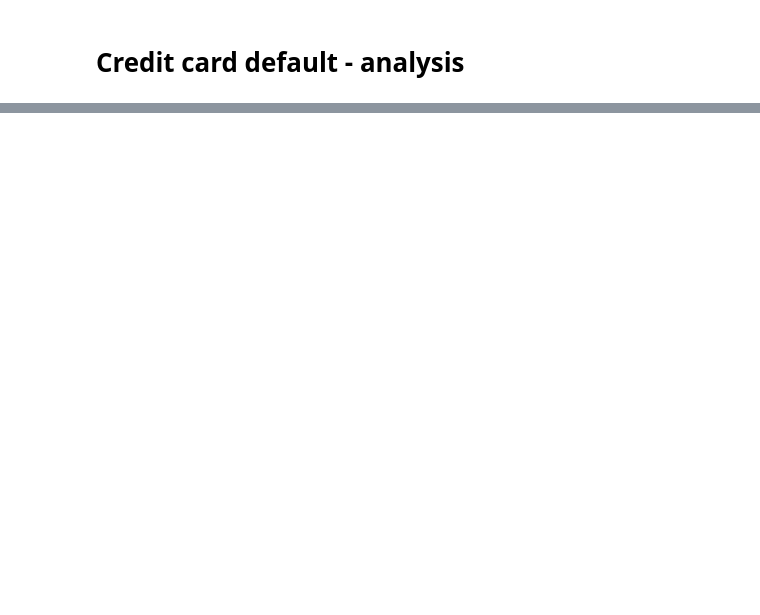
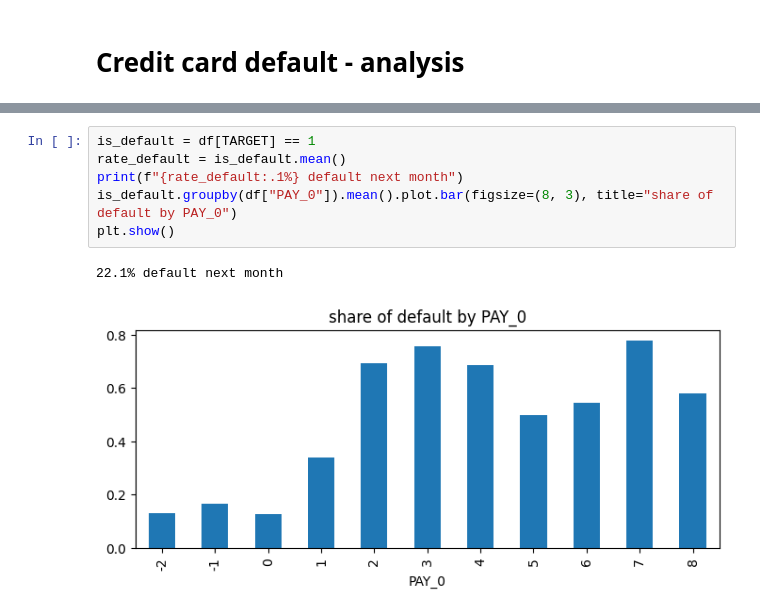
Before and after one commit to c1vxs/credit-default, a Jupyter notebook: notebooks/analysis.ipynb, the cells around one changed output, grey strips where cells are left out. Cells and saved outputs as stored; diff of their text form; blank space fills up the shorter version.

```diff
--- a/notebooks/analysis.ipynb
+++ b/notebooks/analysis.ipynb
@@ -40,0 +127,9 @@ print(df[TARGET].value_counts(normalize=True).round(3))
+# %%
+is_default = df[TARGET] == 1
+rate_default = is_default.mean()
+print(f"{rate_default:.1%} default next month")
+is_default.groupby(df["PAY_0"]).mean().plot.bar(figsize=(8, 3), title="share of default by PAY_0")
+plt.show()
+# %% [output]
+22.1% default next month
+[figure, added]
```
Also changed, not shown: parts of 13 cells of this notebook.
